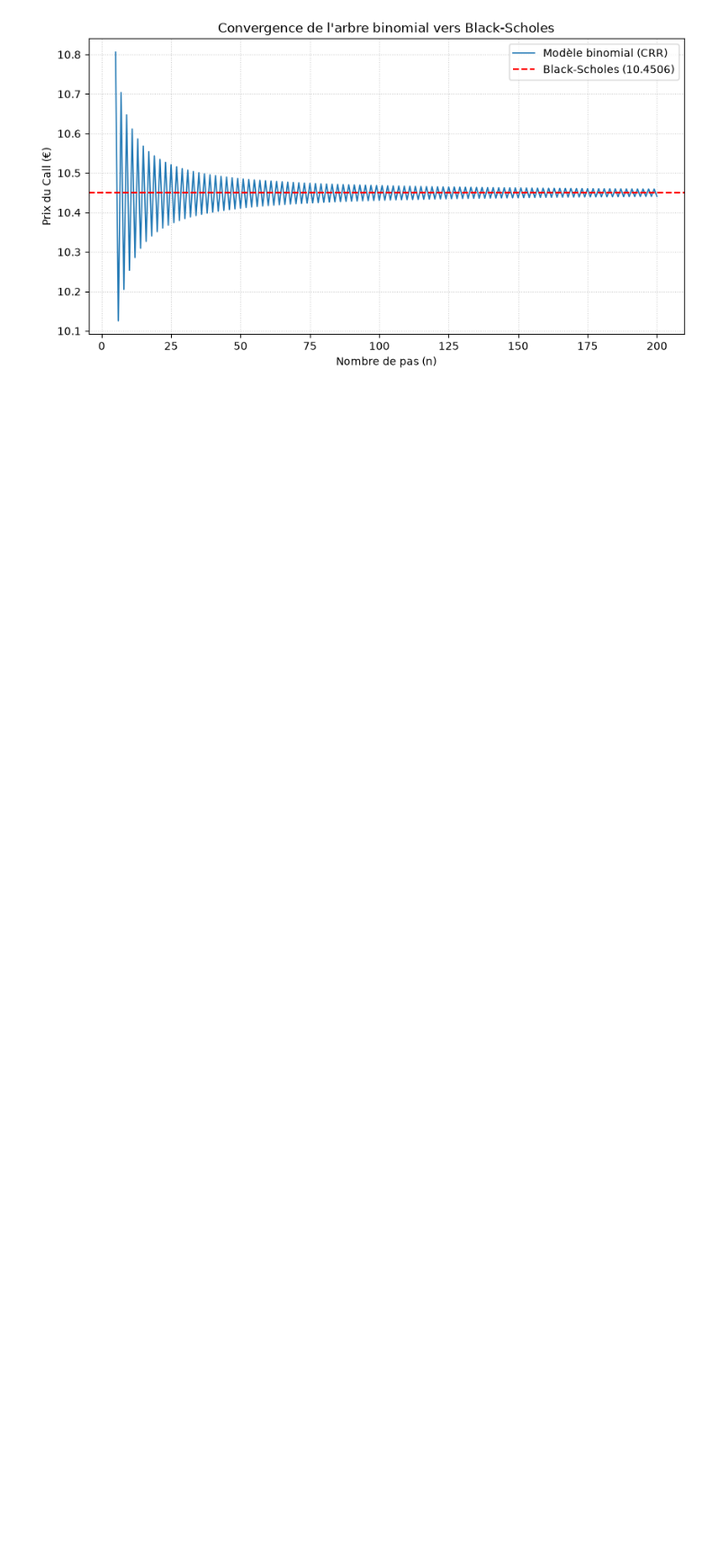
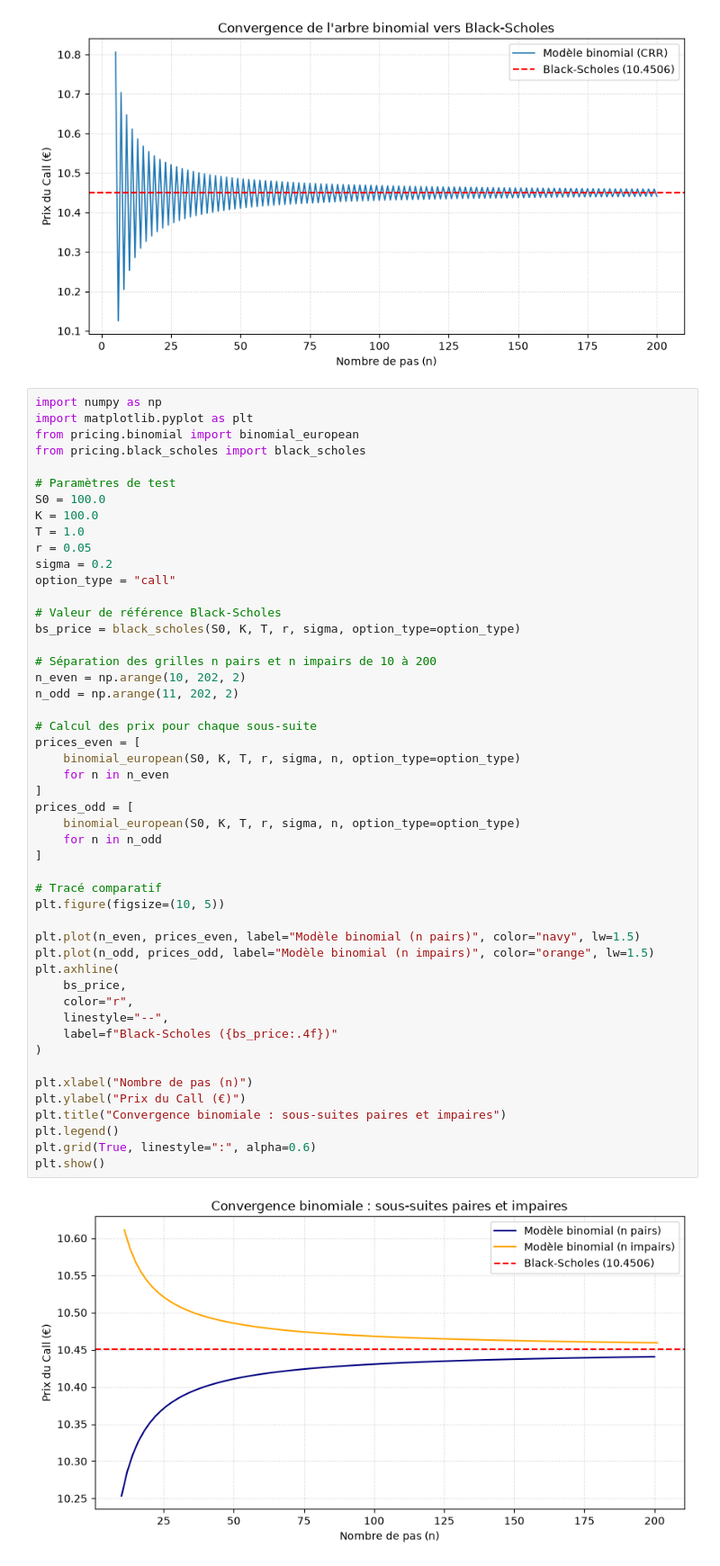
Before and after one commit to elhassanabounnaim-commits/option-pricing, a Jupyter notebook: notebooks/convergence_binom_black_scholes.ipynb, the cells around one changed output. Shown at 90% size. Saved outputs shown, nothing was run; the diff lists cells and outputs as text; blank space fills up the shorter version.

```diff
--- a/notebooks/convergence_binom_black_scholes.ipynb
+++ b/notebooks/convergence_binom_black_scholes.ipynb
@@ -47,6 +47,57 @@ plt.grid(True, linestyle=":", alpha=0.6)
 plt.show()
 # %% [output]
 [figure]
+# %%
+import numpy as np
+import matplotlib.pyplot as plt
+from pricing.binomial import binomial_european
+from pricing.black_scholes import black_scholes
+
+# Paramètres de test
+S0 = 100.0
+K = 100.0
+T = 1.0
+r = 0.05
+sigma = 0.2
+option_type = "call"
+
+# Valeur de référence Black-Scholes
+bs_price = black_scholes(S0, K, T, r, sigma, option_type=option_type)
+
+# Séparation des grilles n pairs et n impairs de 10 à 200
+n_even = np.arange(10, 202, 2)
+n_odd = np.arange(11, 202, 2)
+
+# Calcul des prix pour chaque sous-suite
+prices_even = [
+    binomial_european(S0, K, T, r, sigma, n, option_type=option_type)
+    for n in n_even
+]
+prices_odd = [
+    binomial_european(S0, K, T, r, sigma, n, option_type=option_type)
+    for n in n_odd
+]
+
+# Tracé comparatif
+plt.figure(figsize=(10, 5))
+
+plt.plot(n_even, prices_even, label="Modèle binomial (n pairs)", color="navy", lw=1.5)
+plt.plot(n_odd, prices_odd, label="Modèle binomial (n impairs)", color="orange", lw=1.5)
+plt.axhline(
+    bs_price,
+    color="r",
+    linestyle="--",
+    label=f"Black-Scholes ({bs_price:.4f})"
+)
+
+plt.xlabel("Nombre de pas (n)")
+plt.ylabel("Prix du Call (€)")
+plt.title("Convergence binomiale : sous-suites paires et impaires")
+plt.legend()
+plt.grid(True, linestyle=":", alpha=0.6)
+plt.show()
+# %% [output]
+[figure, added]
 # %%
 import numpy as np
 import matplotlib.pyplot as plt
```
Also changed, not shown: parts of 1 cell of this notebook, 1 other file.
